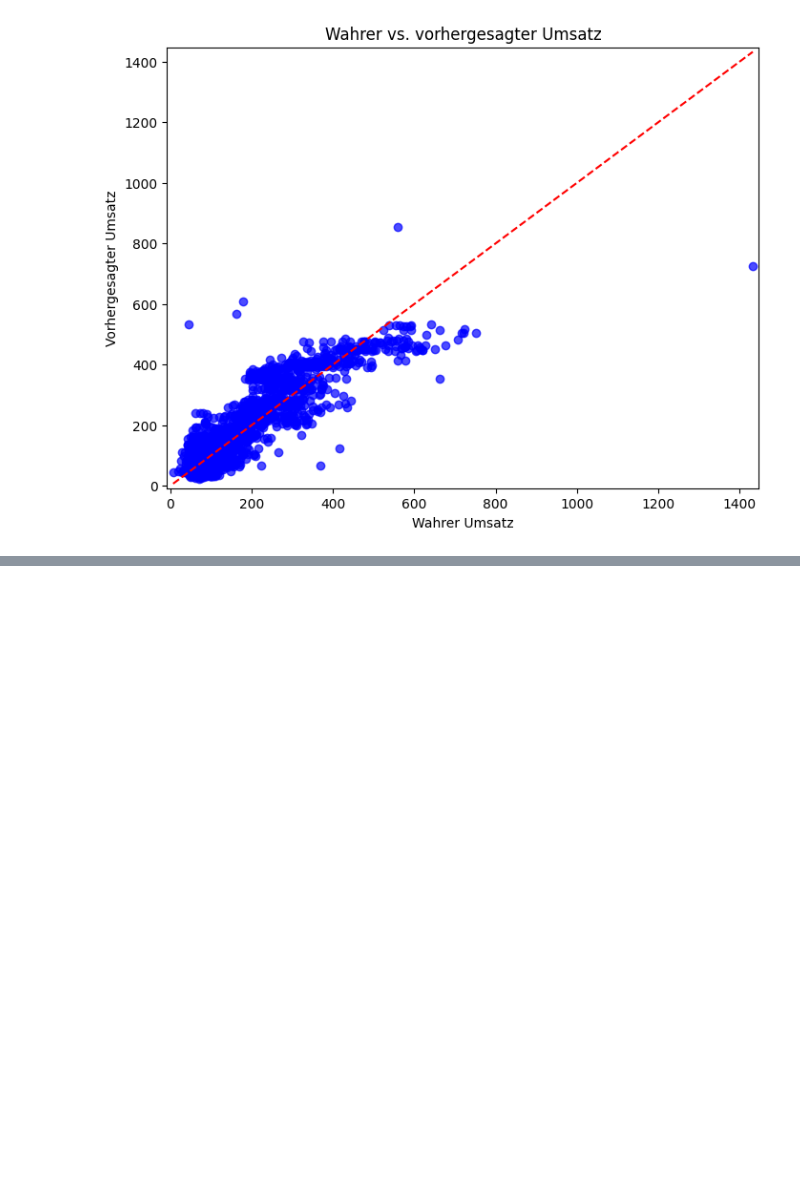
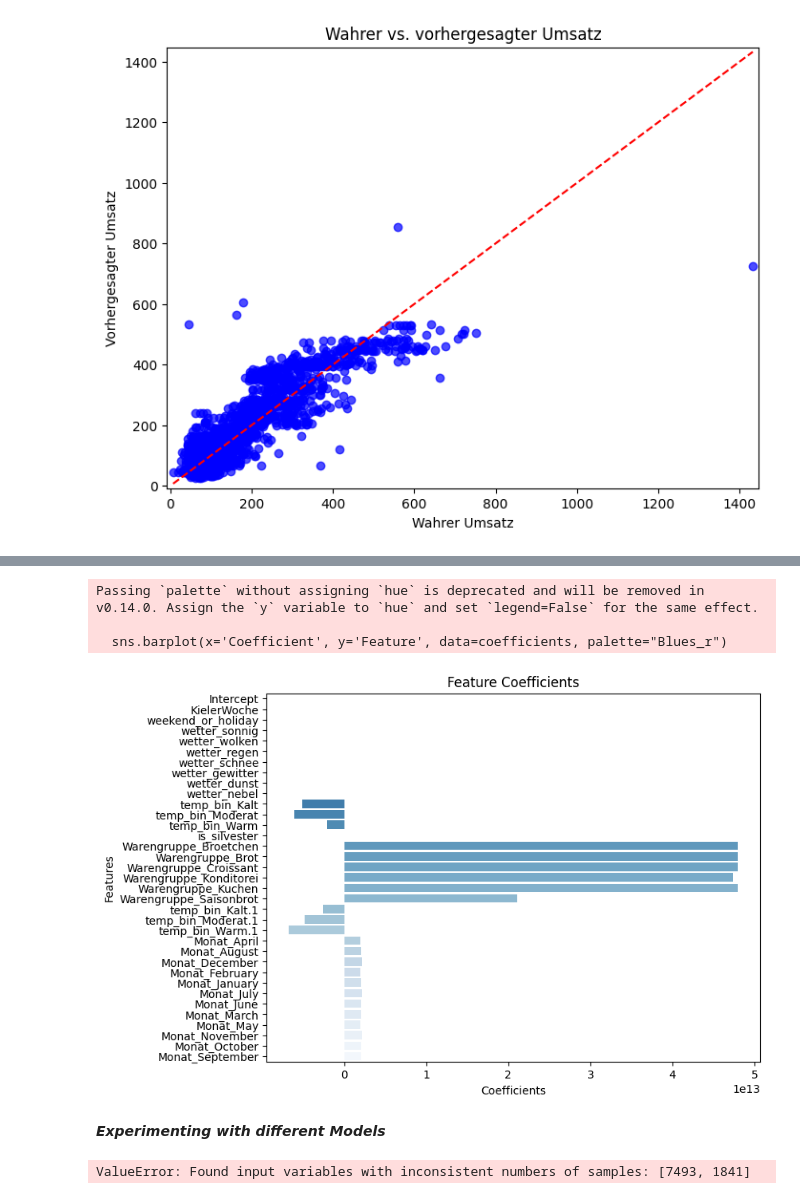
Before and after one commit to Heidikowski/Bakery-Project, a Jupyter notebook: 2_BaselineModel/baseline_model.ipynb, the cells around one changed output, grey strips where cells are left out. Drawn from its saved outputs; the diff is of its cells as text; code cells hidden in the pictures; blank space fills up the shorter version.

```diff
--- a/2_BaselineModel/baseline_model.ipynb
+++ b/2_BaselineModel/baseline_model.ipynb
@@ -161,0 +193,21 @@ plt.show()
+# %%
+# Create a DataFrame of model coefficients
+coefficients = pd.DataFrame({
+    'Feature': ['Intercept'] + features,
+    'Coefficient': model.params
+})
+
+# Bar plot of feature coefficients
+plt.figure(figsize=(8, 6))
+sns.barplot(x='Coefficient', y='Feature', data=coefficients, palette="Blues_r")
+plt.title("Feature Coefficients")
+plt.xlabel("Coefficients")
+plt.ylabel("Features")
+plt.show()
+# %% [output]
+Passing `palette` without assigning `hue` is deprecated and will be removed in v0.14.0. Assign the `y` variable to `hue` and set `legend=False` for the same effect.
+
+  sns.barplot(x='Coefficient', y='Feature', data=coefficients, palette="Blues_r")
+[figure, added]
+# %% [markdown]
+***Experimenting with different Models***
@@ -161,0 +220,28 @@ plt.show()
+# %%
+# Initialize Ridge Regression model
+ridge = Ridge()
+
+# Define hyperparameter grid for alpha (regularization strength)
+param_grid = {
+    'alpha': [0.01, 0.1, 1, 10, 100]  # Testing a range of regularization strengths
+}
+
+# Create a GridSearchCV object for hyperparameter tuning
+# - cv=5: 5-fold cross-validation
+# - scoring='neg_mean_absolute_error': Metric for selecting the best model (negative MAE)
+# - verbose=1: Display progress during grid search
+grid_search = GridSearchCV(estimator=ridge, param_grid=param_grid, cv=5, scoring='neg_mean_absolute_error', verbose=1)
+
+# Train Ridge Regression model using GridSearchCV
+grid_search.fit(X_train, df_umsatz_test["Umsatz"])
+
+# Output the best hyperparameters from the grid search
+print("Best Hyperparameters:", grid_search.best_params_)
+
+# Retrieve the best model from the grid search
+best_model = grid_search.best_estimator_
+
+# Make predictions on the test set
+predictions = best_model.predict(X_test)
+# %% [output]
+ValueError: Found input variables with inconsistent numbers of samples: [7493, 1841]
```
Also changed, not shown: parts of 12 cells of this notebook.
